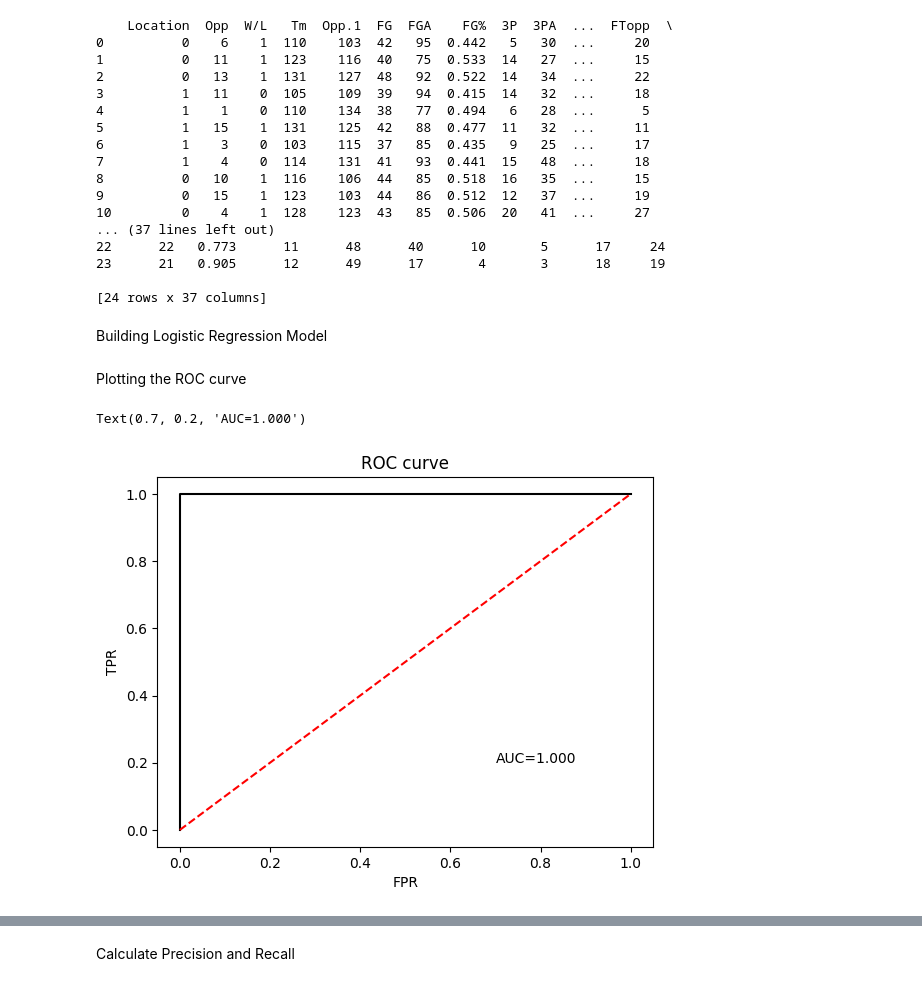
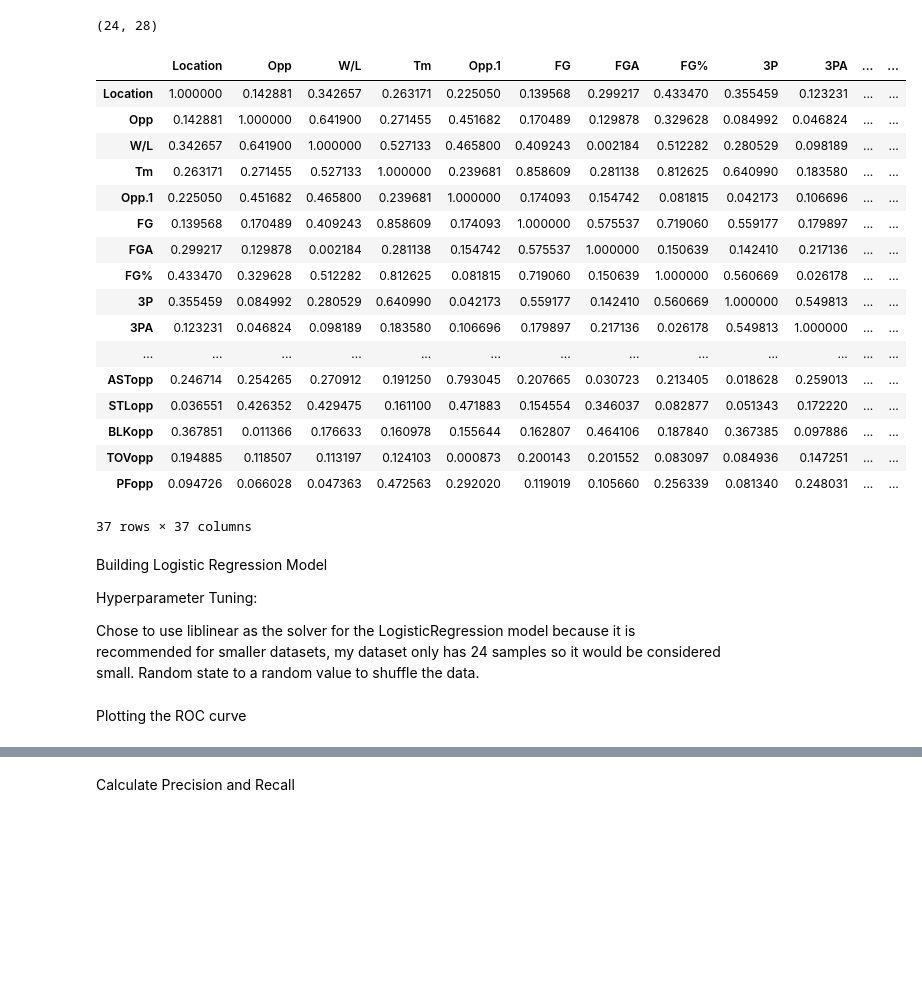
Before and after one commit to kyleung1/5622-final, a Jupyter notebook: notebooks/csca5622_final.ipynb, the cells around one changed output, grey strips where cells are left out. Cells and saved outputs as stored; diff of their text form; code cells hidden in the pictures; blank space fills up the shorter version.

```diff
--- a/notebooks/csca5622_final.ipynb
+++ b/notebooks/csca5622_final.ipynb
@@ -27,39 +40,47 @@ To collect the data I visited basketball-reference.com and selected the advanced
 # %%
 class data_import:
 
     def __init__(self):
         df = pd.read_csv("../laker_data.csv")
 
         # encode the opponent teams into numbers
         encoder = LabelEncoder()
         team_labels = encoder.fit_transform(df["Opp"])
         df["Opp"] = team_labels
 
         y = df["W/L"].values
-        x = df.drop("W/L", axis=1).values
+        # dropping collinear features in x
+        x = df.drop(["W/L", "FG", "FGopp", "3P", "3Popp", "FT", "FTopp", "STLopp", "PFopp"], axis=1).values
 
-        print(df)
         self.train_x, self.test_x, self.train_y, self.test_y = train_test_split(x, y, test_size = 0.2, random_state = 42)
+        self.df = df
 
 data = data_import()
+data.df.corr().abs()
 # %% [output]
-    Location  Opp  W/L   Tm  Opp.1  FG  FGA    FG%  3P  3PA  ...  FTopp  \
-0          0    6    1  110    103  42   95  0.442   5   30  ...     20
-1          0   11    1  123    116  40   75  0.533  14   27  ...     15
-2          0   13    1  131    127  48   92  0.522  14   34  ...     22
-3          1   11    0  105    109  39   94  0.415  14   32  ...     18
-4          1    1    0  110    134  38   77  0.494   6   28  ...      5
-5          1   15    1  131    125  42   88  0.477  11   32  ...     11
-6          1    3    0  103    115  37   85  0.435   9   25  ...     17
-7          1    4    0  114    131  41   93  0.441  15   48  ...     18
-8          0   10    1  116    106  44   85  0.518  16   35  ...     15
-9          0   15    1  123    103  44   86  0.512  12   37  ...     19
-10         0    4    1  128    123  43   85  0.506  20   41  ...     27
-... (37 lines left out)
-22      22   0.773      11      48      40      10       5      17     24
-23      21   0.905      12      49      17       4       3      18     19
-
-[24 rows x 37 columns]
+(24, 28)
+|  | Location | Opp | W/L | Tm | Opp.1 | FG | FGA | FG% | 3P | 3PA | ... | ... |
+| Location | 1.000000 | 0.142881 | 0.342657 | 0.263171 | 0.225050 | 0.139568 | 0.299217 | 0.433470 | 0.355459 | 0.123231 | ... | ... |
+| Opp | 0.142881 | 1.000000 | 0.641900 | 0.271455 | 0.451682 | 0.170489 | 0.129878 | 0.329628 | 0.084992 | 0.046824 | ... | ... |
+| W/L | 0.342657 | 0.641900 | 1.000000 | 0.527133 | 0.465800 | 0.409243 | 0.002184 | 0.512282 | 0.280529 | 0.098189 | ... | ... |
+| Tm | 0.263171 | 0.271455 | 0.527133 | 1.000000 | 0.239681 | 0.858609 | 0.281138 | 0.812625 | 0.640990 | 0.183580 | ... | ... |
+| Opp.1 | 0.225050 | 0.451682 | 0.465800 | 0.239681 | 1.000000 | 0.174093 | 0.154742 | 0.081815 | 0.042173 | 0.106696 | ... | ... |
+| FG | 0.139568 | 0.170489 | 0.409243 | 0.858609 | 0.174093 | 1.000000 | 0.575537 | 0.719060 | 0.559177 | 0.179897 | ... | ... |
+| FGA | 0.299217 | 0.129878 | 0.002184 | 0.281138 | 0.154742 | 0.575537 | 1.000000 | 0.150639 | 0.142410 | 0.217136 | ... | ... |
+| FG% | 0.433470 | 0.329628 | 0.512282 | 0.812625 | 0.081815 | 0.719060 | 0.150639 | 1.000000 | 0.560669 | 0.026178 | ... | ... |
+| 3P | 0.355459 | 0.084992 | 0.280529 | 0.640990 | 0.042173 | 0.559177 | 0.142410 | 0.560669 | 1.000000 | 0.549813 | ... | ... |
+| 3PA | 0.123231 | 0.046824 | 0.098189 | 0.183580 | 0.106696 | 0.179897 | 0.217136 | 0.026178 | 0.549813 | 1.000000 | ... | ... |
+| ... | ... | ... | ... | ... | ... | ... | ... | ... | ... | ... | ... | ... |
+| ASTopp | 0.246714 | 0.254265 | 0.270912 | 0.191250 | 0.793045 | 0.207665 | 0.030723 | 0.213405 | 0.018628 | 0.259013 | ... | ... |
+| STLopp | 0.036551 | 0.426352 | 0.429475 | 0.161100 | 0.471883 | 0.154554 | 0.346037 | 0.082877 | 0.051343 | 0.172220 | ... | ... |
+| BLKopp | 0.367851 | 0.011366 | 0.176633 | 0.160978 | 0.155644 | 0.162807 | 0.464106 | 0.187840 | 0.367385 | 0.097886 | ... | ... |
+| TOVopp | 0.194885 | 0.118507 | 0.113197 | 0.124103 | 0.000873 | 0.200143 | 0.201552 | 0.083097 | 0.084936 | 0.147251 | ... | ... |
+| PFopp | 0.094726 | 0.066028 | 0.047363 | 0.472563 | 0.292020 | 0.119019 | 0.105660 | 0.256339 | 0.081340 | 0.248031 | ... | ... |
+37 rows × 37 columns
 # %% [markdown]
 Building Logistic Regression Model
+
+Hyperparameter Tuning:
+
+Chose to use liblinear as the solver for the LogisticRegression model because it is recommended for smaller datasets, my dataset only has 24 samples so it would be considered small. Random state to a random value to shuffle the data.
 # %%
@@ -70,14 +91,2 @@ ypp = clf.predict_proba(data.test_x)
 # %% [markdown]
 Plotting the ROC curve
-# %%
-fpr, tpr, th = roc_curve(data.test_y,ypp[:,1])
-auc = roc_auc_score(data.test_y,ypp[:,1])
-plt.plot(fpr,tpr,"k-")
-plt.plot(np.arange(0,1.1,0.1), np.arange(0,1.1,0.1), "r--")
-plt.title("ROC curve")
-plt.xlabel("FPR")
-plt.ylabel("TPR")
-plt.text(0.7, 0.2,"AUC=" + "{:.3f}".format(auc))
-# %% [output]
-Text(0.7, 0.2, 'AUC=1.000')
-[figure, removed]
```
Also changed, not shown: parts of 11 cells of this notebook.
